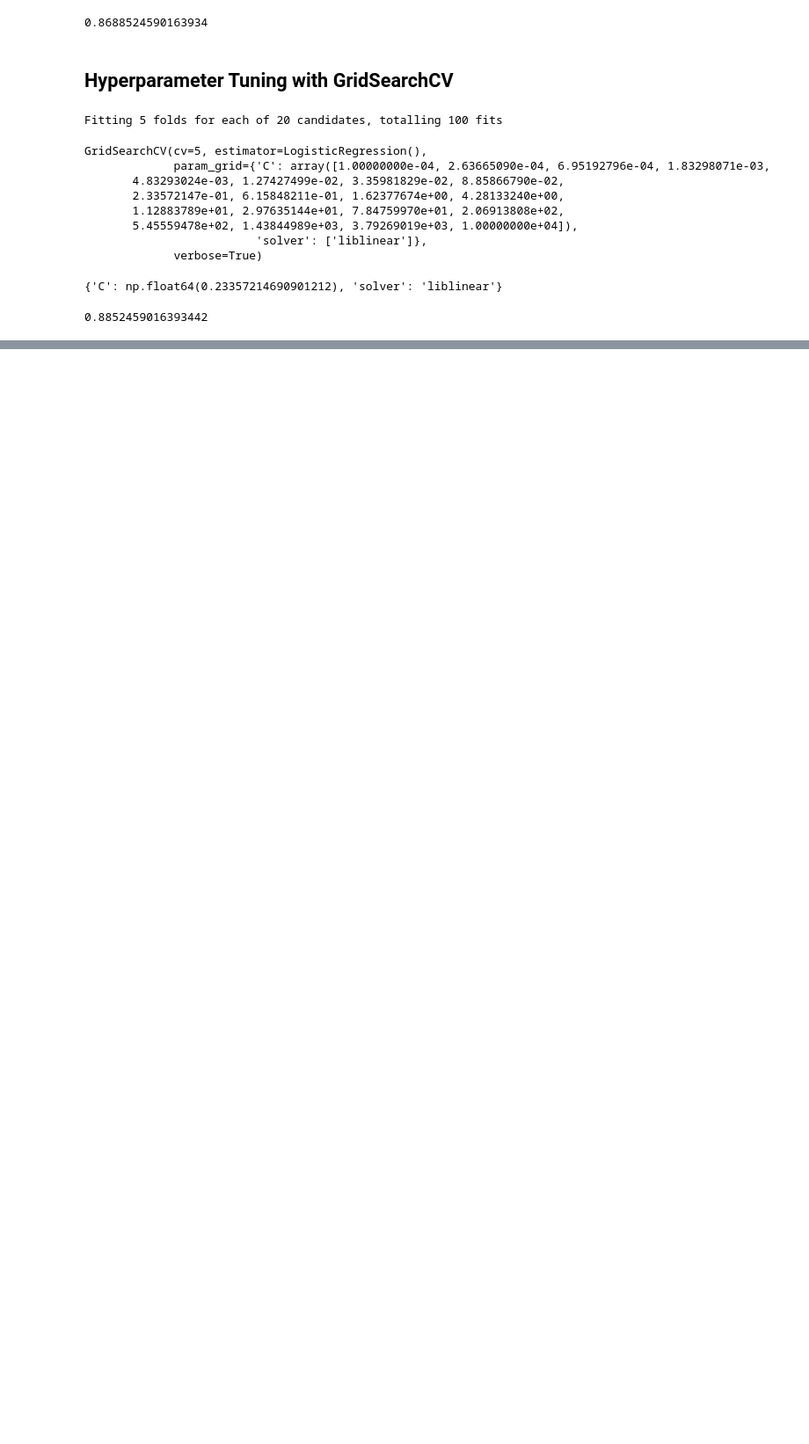
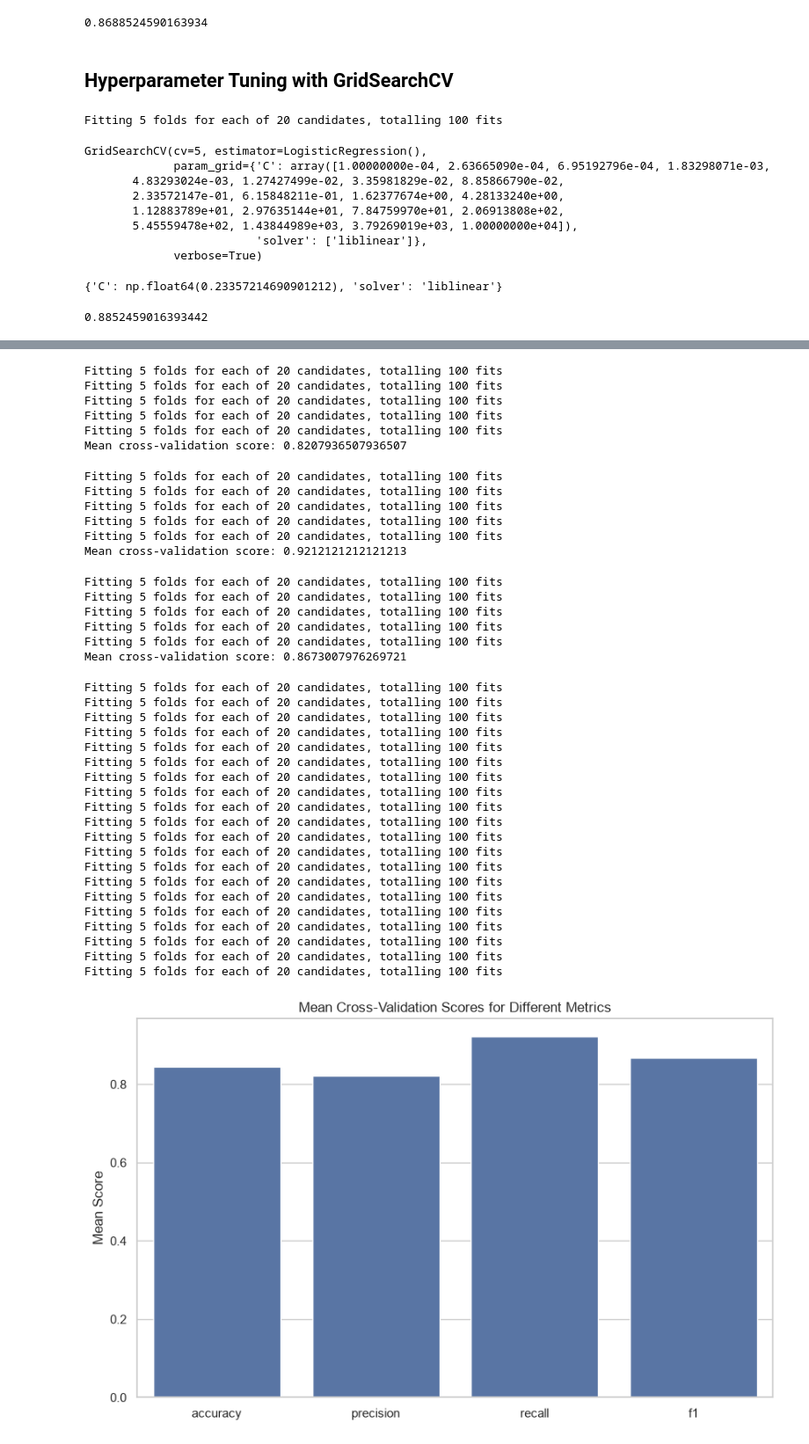
Before and after one commit to bmg1mike/heart-disease-prediction, a Jupyter notebook: src/heart_disease_project/main.ipynb, the cells around one changed output, grey strips where cells are left out. Shown at 88% size. Drawn from its saved outputs; the diff is of its cells as text; code cells hidden in the pictures; blank space fills up the shorter version.

```diff
--- a/src/heart_disease_project/main.ipynb
+++ b/src/heart_disease_project/main.ipynb
@@ -369,0 +423,62 @@ log_reg_search.score(X_test, y_test)
+# %%
+# Displaying the mean cross-validation score for precision
+print("Mean cross-validation score:", cross_val_score(log_reg_search, X, y, cv=5, scoring='precision').mean())
+# %% [output]
+Fitting 5 folds for each of 20 candidates, totalling 100 fits
+Fitting 5 folds for each of 20 candidates, totalling 100 fits
+Fitting 5 folds for each of 20 candidates, totalling 100 fits
+Fitting 5 folds for each of 20 candidates, totalling 100 fits
+Fitting 5 folds for each of 20 candidates, totalling 100 fits
+Mean cross-validation score: 0.8207936507936507
+# %%
+# Displaying the mean cross-validation score for recall
+print("Mean cross-validation score:", cross_val_score(log_reg_search, X, y, cv=5, scoring='recall').mean())
+# %% [output]
+Fitting 5 folds for each of 20 candidates, totalling 100 fits
+Fitting 5 folds for each of 20 candidates, totalling 100 fits
+Fitting 5 folds for each of 20 candidates, totalling 100 fits
+Fitting 5 folds for each of 20 candidates, totalling 100 fits
+Fitting 5 folds for each of 20 candidates, totalling 100 fits
+Mean cross-validation score: 0.9212121212121213
+# %%
+# Displaying the mean cross-validation score for F1
+print("Mean cross-validation score:", cross_val_score(log_reg_search, X, y, cv=5, scoring='f1').mean())
+# %% [output]
+Fitting 5 folds for each of 20 candidates, totalling 100 fits
+Fitting 5 folds for each of 20 candidates, totalling 100 fits
+Fitting 5 folds for each of 20 candidates, totalling 100 fits
+Fitting 5 folds for each of 20 candidates, totalling 100 fits
+Fitting 5 folds for each of 20 candidates, totalling 100 fits
+Mean cross-validation score: 0.8673007976269721
+# %%
+# Bar plot for the mean cross-validation scores of different metrics
+sns.barplot(x=['accuracy', 'precision', 'recall', 'f1'],
+            y=[cross_val_score(log_reg_search, X, y, cv=5, scoring='accuracy').mean(),
+               cross_val_score(log_reg_search, X, y, cv=5, scoring='precision').mean(),
+               cross_val_score(log_reg_search, X, y, cv=5, scoring='recall').mean(),
+               cross_val_score(log_reg_search, X, y, cv=5, scoring='f1').mean()])
+plt.title("Mean Cross-Validation Scores for Different Metrics")
+plt.ylabel("Mean Score")
+plt.show()
+# %% [output]
+Fitting 5 folds for each of 20 candidates, totalling 100 fits
+Fitting 5 folds for each of 20 candidates, totalling 100 fits
+Fitting 5 folds for each of 20 candidates, totalling 100 fits
+Fitting 5 folds for each of 20 candidates, totalling 100 fits
+Fitting 5 folds for each of 20 candidates, totalling 100 fits
+Fitting 5 folds for each of 20 candidates, totalling 100 fits
+Fitting 5 folds for each of 20 candidates, totalling 100 fits
+Fitting 5 folds for each of 20 candidates, totalling 100 fits
+Fitting 5 folds for each of 20 candidates, totalling 100 fits
+Fitting 5 folds for each of 20 candidates, totalling 100 fits
+Fitting 5 folds for each of 20 candidates, totalling 100 fits
+Fitting 5 folds for each of 20 candidates, totalling 100 fits
+Fitting 5 folds for each of 20 candidates, totalling 100 fits
+Fitting 5 folds for each of 20 candidates, totalling 100 fits
+Fitting 5 folds for each of 20 candidates, totalling 100 fits
+Fitting 5 folds for each of 20 candidates, totalling 100 fits
+Fitting 5 folds for each of 20 candidates, totalling 100 fits
+Fitting 5 folds for each of 20 candidates, totalling 100 fits
+Fitting 5 folds for each of 20 candidates, totalling 100 fits
+Fitting 5 folds for each of 20 candidates, totalling 100 fits
+[figure, added]
```
Also changed, not shown: parts of 9 cells of this notebook.
